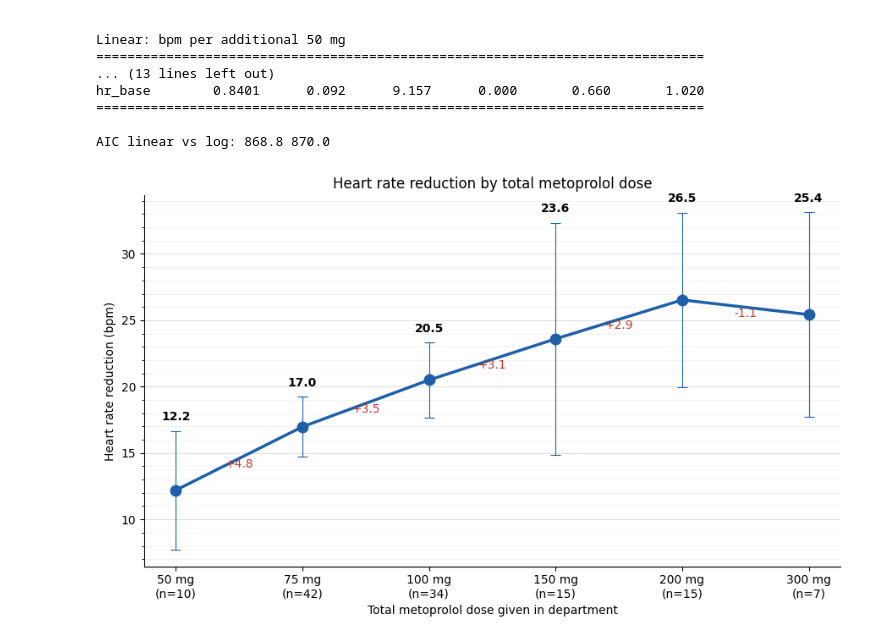
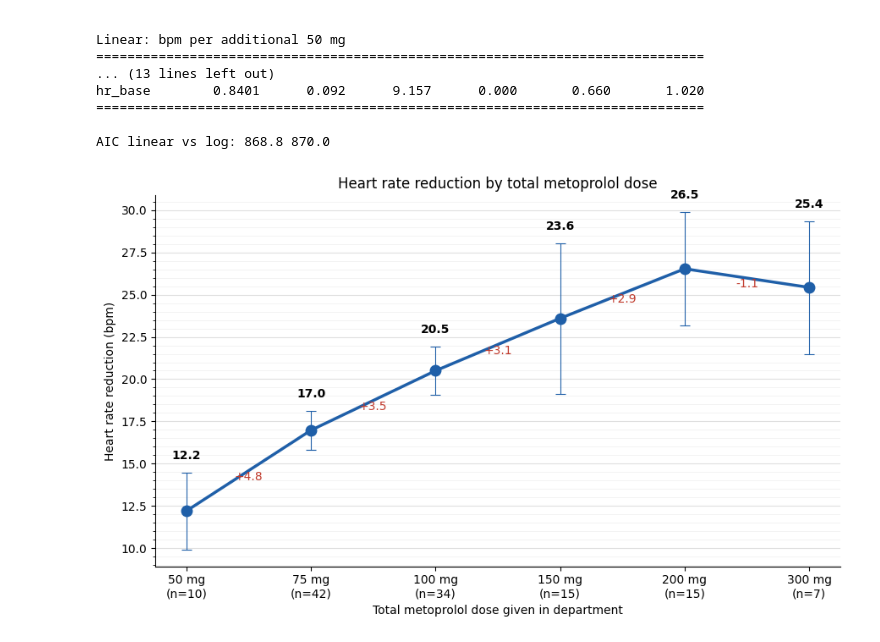
Before and after one commit to ricky-hu/ivabradine_study, a Jupyter notebook: analysis.ipynb, the cells around one changed output. Cells and saved outputs as stored; diff of their text form; code cells hidden in the pictures.

```diff
--- a/analysis.ipynb
+++ b/analysis.ipynb
@@ -249,37 +249,37 @@ from matplotlib.ticker import AutoMinorLocator
 s = (df_meto.dropna(subset=["hr_reduction"])
      .groupby("dose_mg")["hr_reduction"]
      .agg(n="count", mean="mean", sd="std"))
-s["ci"] = 1.96 * s["sd"] / s["n"] ** 0.5
+s["ci"] =  s["sd"] / s["n"] ** 0.5
 
 fig, ax = plt.subplots(figsize=(9, 5.5))
 x = range(len(s))
 
 ax.errorbar(x, s["mean"], yerr=s["ci"], fmt="o-", color="#1f5fa8",
             capsize=4, lw=2.5, markersize=9,
             elinewidth=0.8, capthick=0.8)   # thinner error bars
 
 for i, (dose, row) in enumerate(s.iterrows()):
     ax.text(i, row["mean"] + row["ci"] + 0.8, f"{row['mean']:.1f}", ha="center", fontweight="bold")
 
 gains = s["mean"].diff()
 for i in range(1, len(s)):
     ax.annotate(f"{gains.iloc[i]:+.1f}", ((i - 0.5), (s["mean"].iloc[i] + s["mean"].iloc[i-1]) / 2),
                 ha="center", va="top", color="#c0392b", fontsize=10)
 
 ax.set_xticks(list(x))
 ax.set_xticklabels([f"{int(d)} mg\n(n={n})" for d, n in zip(s.index, s["n"])])
 ax.set_xlabel("Total metoprolol dose given in department")
 ax.set_ylabel("Heart rate reduction (bpm)")
 ax.set_title("Heart rate reduction by total metoprolol dose")
 ax.spines[["top", "right"]].set_visible(False)
 
 # Major and minor gridlines
 ax.yaxis.set_minor_locator(AutoMinorLocator(5))
 ax.grid(axis="y", which="major", alpha=0.4, linewidth=0.8)
 ax.grid(axis="y", which="minor", alpha=0.2, linewidth=0.5)
 
 plt.tight_layout()
 plt.savefig("hr_by_dose.png", dpi=300)
 plt.show()
 # %% [output]
-[figure, old version]
+[figure, new version]
```
Also changed, not shown: parts of 3 cells of this notebook, 1 other file.
